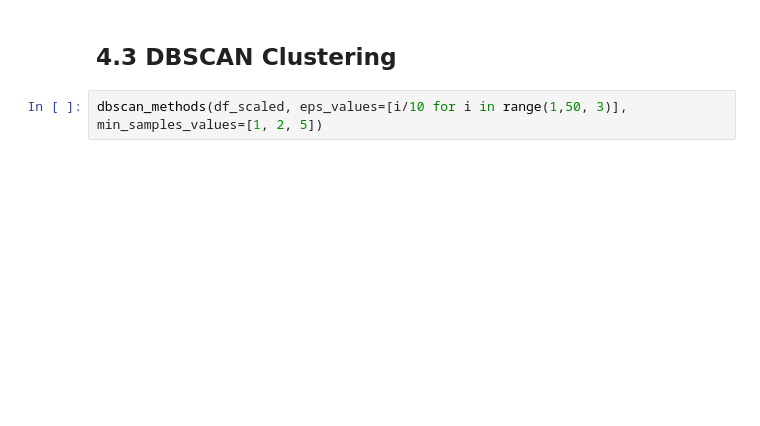
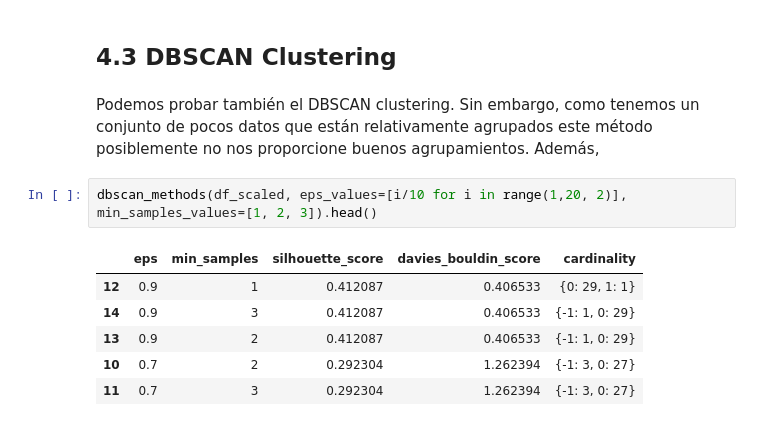
Before and after one commit to SupernovaIa/Formula-1-ML-Project, a Jupyter notebook: notebook/A2-Model-Clustering.ipynb, the cells around one changed output. Drawn from its saved outputs; the diff is of its cells as text; blank space fills up the shorter version.

```diff
--- a/notebook/A2-Model-Clustering.ipynb
+++ b/notebook/A2-Model-Clustering.ipynb
@@ -248,4 +314,13 @@ df_copy.sort_values(by='cluster')['cluster']
 # %% [markdown]
 ## 4.3 DBSCAN Clustering
+# %% [markdown]
+Podemos probar también el DBSCAN clustering. Sin embargo, como tenemos un conjunto de pocos datos que están relativamente agrupados este método posiblemente no nos proporcione buenos agrupamientos. Además,
 # %%
-dbscan_methods(df_scaled, eps_values=[i/10 for i in range(1,50, 3)], min_samples_values=[1, 2, 5])
+dbscan_methods(df_scaled, eps_values=[i/10 for i in range(1,20, 2)], min_samples_values=[1, 2, 3]).head()
+# %% [output]
+|  | eps | min_samples | silhouette_score | davies_bouldin_score | cardinality |
+| 12 | 0.9 | 1 | 0.412087 | 0.406533 | {0: 29, 1: 1} |
+| 14 | 0.9 | 3 | 0.412087 | 0.406533 | {-1: 1, 0: 29} |
+| 13 | 0.9 | 2 | 0.412087 | 0.406533 | {-1: 1, 0: 29} |
+| 10 | 0.7 | 2 | 0.292304 | 1.262394 | {-1: 3, 0: 27} |
+| 11 | 0.7 | 3 | 0.292304 | 1.262394 | {-1: 3, 0: 27} |
```
Also changed, not shown: parts of 32 cells of this notebook.
